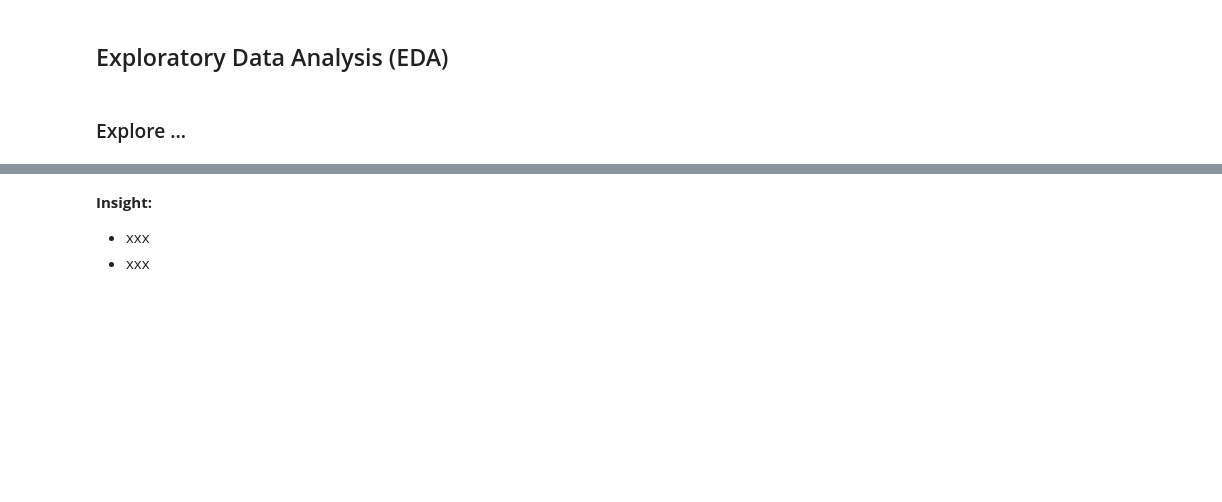
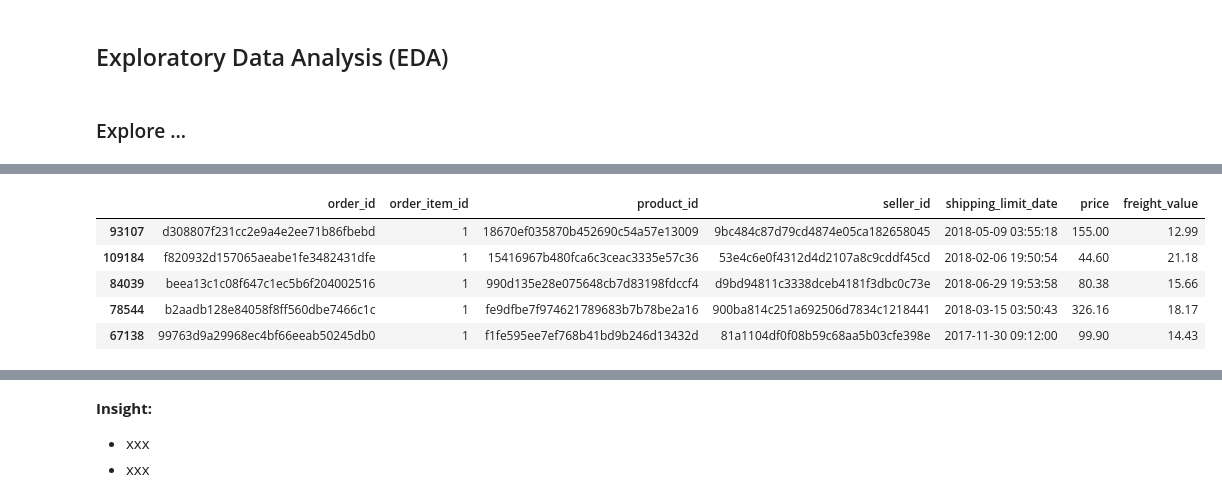
Before and after one commit to suryaadi45/Submision, a Jupyter notebook: notebook.ipynb, the cells around one changed output, grey strips where cells are left out. Saved outputs shown, nothing was run; the diff lists cells and outputs as text; code cells hidden in the pictures; blank space fills up the shorter version.

```diff
--- a/notebook.ipynb
+++ b/notebook.ipynb
@@ -237,0 +317,9 @@ order_payments_df.groupby(by="payment_value").agg({
+# %%
+orders_items_df.sample(5)
+# %% [output]
+|  | order_id | order_item_id | product_id | seller_id | shipping_limit_date | price | freight_value |
+| 93107 | d308807f231cc2e9a4e2ee71b86fbebd | 1 | 18670ef035870b452690c54a57e13009 | 9bc484c87d79cd4874e05ca182658045 | 2018-05-09 03:55:18 | 155.00 | 12.99 |
+| 109184 | f820932d157065aeabe1fe3482431dfe | 1 | 15416967b480fca6c3ceac3335e57c36 | 53e4c6e0f4312d4d2107a8c9cddf45cd | 2018-02-06 19:50:54 | 44.60 | 21.18 |
+| 84039 | beea13c1c08f647c1ec5b6f204002516 | 1 | 990d135e28e075648cb7d83198fdccf4 | d9bd94811c3338dceb4181f3dbc0c73e | 2018-06-29 19:53:58 | 80.38 | 15.66 |
+| 78544 | b2aadb128e84058f8ff560dbe7466c1c | 1 | fe9dfbe7f974621789683b7b78be2a16 | 900ba814c251a692506d7834c1218441 | 2018-03-15 03:50:43 | 326.16 | 18.17 |
+| 67138 | 99763d9a29968ec4bf66eeab50245db0 | 1 | f1fe595ee7ef768b41bd9b246d13432d | 81a1104df0f08b59c68aa5b03cfe398e | 2017-11-30 09:12:00 | 99.90 | 14.43 |
```
Also changed, not shown: parts of 9 cells of this notebook.
